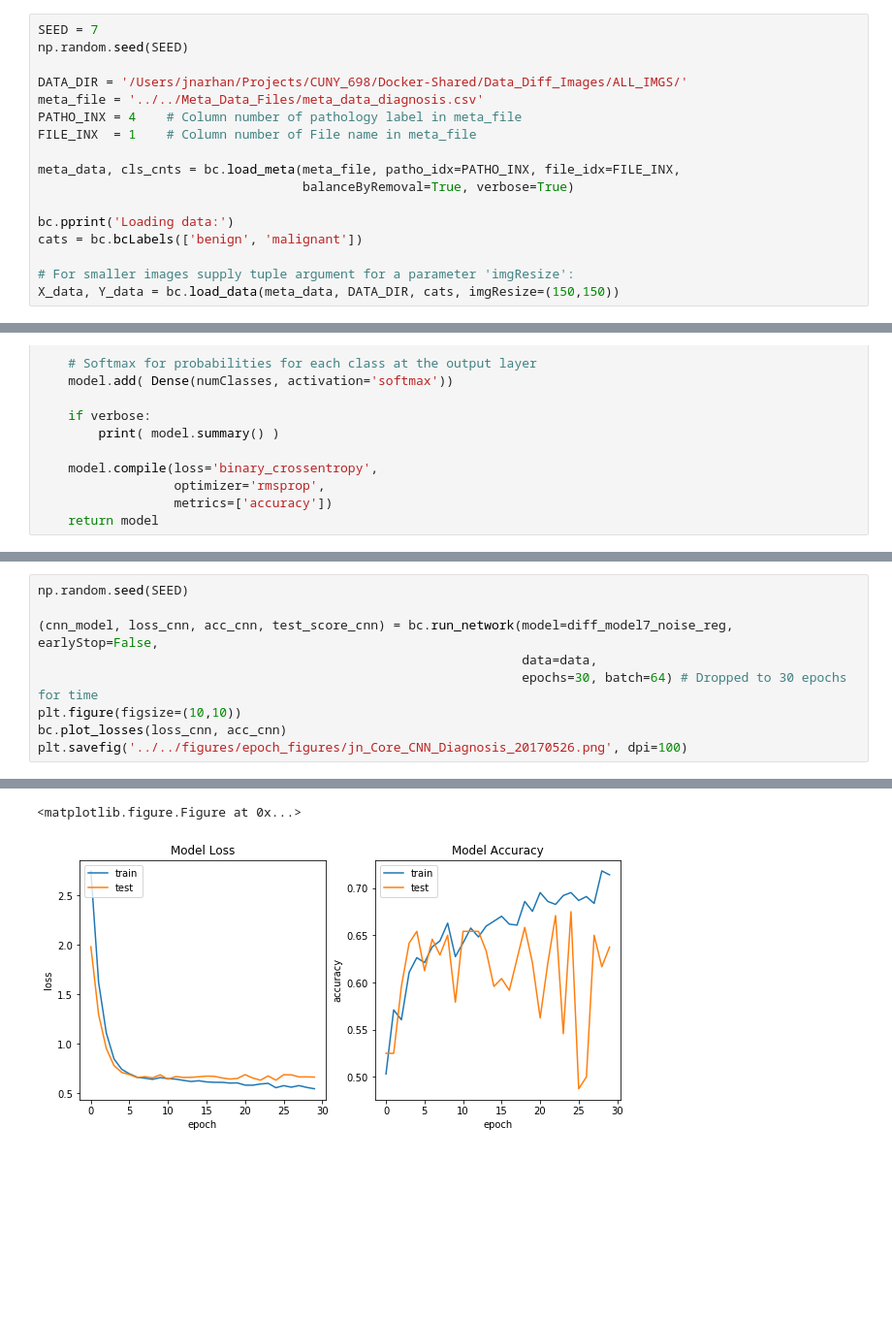
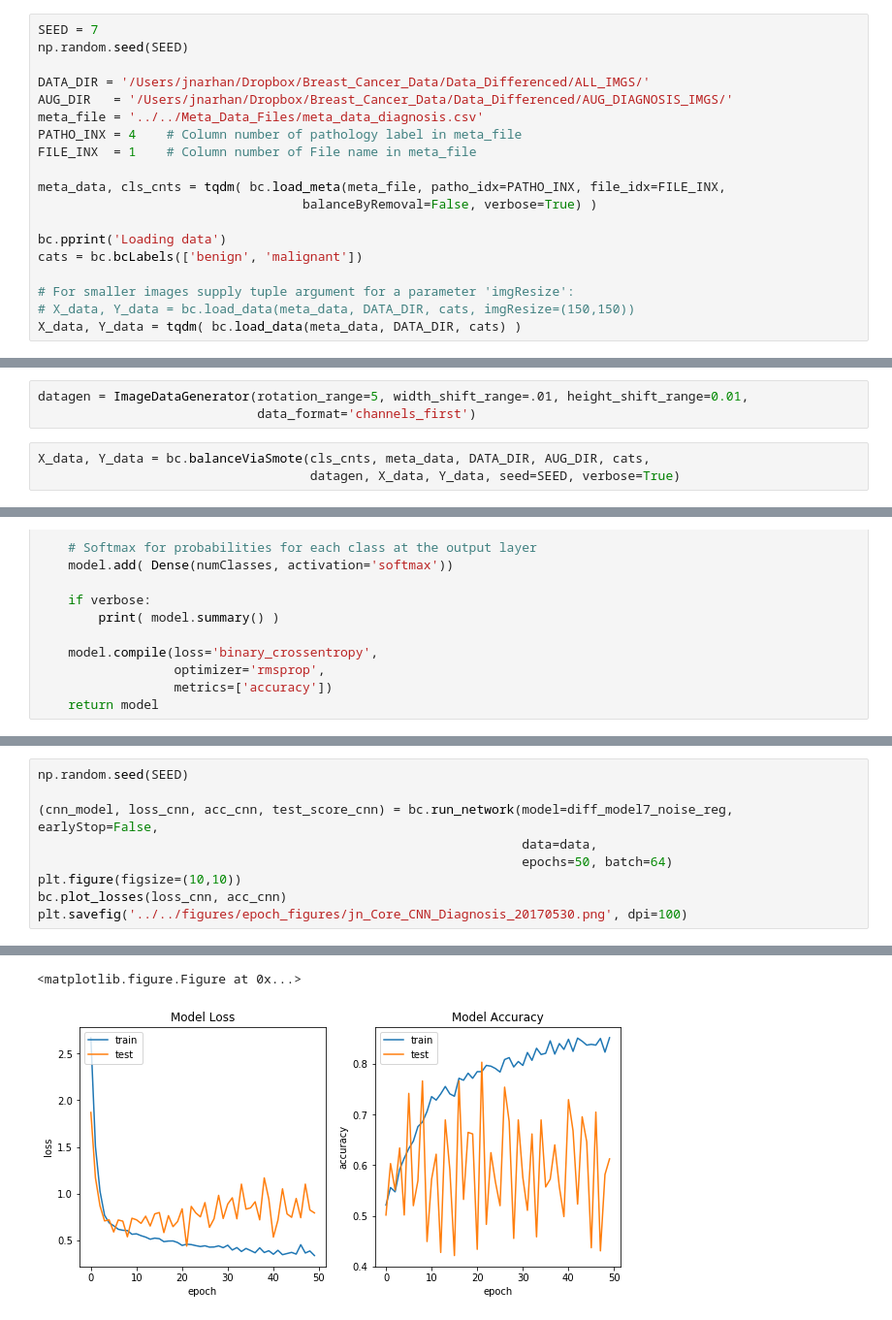
Before and after one commit to jnarhan/Breast_Cancer, a Jupyter notebook: src/models/JN_BC_Diff_ Diagnosis.ipynb, the cells around one changed output, grey strips where cells are left out. Shown at 97% size. Drawn from its saved outputs; the diff is of its cells as text; blank space fills up the shorter version.

Commit message:
Improved pre-trained CNN for detection and diagnosis

```diff
--- a/src/models/JN_BC_Diff_ Diagnosis.ipynb
+++ b/src/models/JN_BC_Diff_ Diagnosis.ipynb
@@ -63,19 +65,21 @@ Using Theano backend.
 SEED = 7
 np.random.seed(SEED)
 
-DATA_DIR = '/Users/jnarhan/Projects/CUNY_698/Docker-Shared/Data_Diff_Images/ALL_IMGS/'
+DATA_DIR = '/Users/jnarhan/Dropbox/Breast_Cancer_Data/Data_Differenced/ALL_IMGS/'
+AUG_DIR   = '/Users/jnarhan/Dropbox/Breast_Cancer_Data/Data_Differenced/AUG_DIAGNOSIS_IMGS/'
 meta_file = '../../Meta_Data_Files/meta_data_diagnosis.csv'
 PATHO_INX = 4    # Column number of pathology label in meta_file
 FILE_INX  = 1    # Column number of File name in meta_file
 
-meta_data, cls_cnts = bc.load_meta(meta_file, patho_idx=PATHO_INX, file_idx=FILE_INX,
-                                   balanceByRemoval=True, verbose=True)
+meta_data, cls_cnts = tqdm( bc.load_meta(meta_file, patho_idx=PATHO_INX, file_idx=FILE_INX,
+                                   balanceByRemoval=False, verbose=True) )
 
-bc.pprint('Loading data:')
+bc.pprint('Loading data')
 cats = bc.bcLabels(['benign', 'malignant'])
 
 # For smaller images supply tuple argument for a parameter 'imgResize':
-X_data, Y_data = bc.load_data(meta_data, DATA_DIR, cats, imgResize=(150,150))
+# X_data, Y_data = bc.load_data(meta_data, DATA_DIR, cats, imgResize=(150,150))
+X_data, Y_data = tqdm( bc.load_data(meta_data, DATA_DIR, cats) )
 # %% [output]
 ----------------
 Before Balancing
@@ -94,0 +96,6 @@ Loading data:
+# %%
+datagen = ImageDataGenerator(rotation_range=5, width_shift_range=.01, height_shift_range=0.01,
+                             data_format='channels_first')
+# %%
+X_data, Y_data = bc.balanceViaSmote(cls_cnts, meta_data, DATA_DIR, AUG_DIR, cats,
+                                    datagen, X_data, Y_data, seed=SEED, verbose=True)
@@ -477,9 +490,9 @@ np.random.seed(SEED)
 
 (cnn_model, loss_cnn, acc_cnn, test_score_cnn) = bc.run_network(model=diff_model7_noise_reg, earlyStop=False,
                                                                 data=data,
-                                                                epochs=30, batch=64) # Dropped to 30 epochs for time
+                                                                epochs=50, batch=64)
 plt.figure(figsize=(10,10))
 bc.plot_losses(loss_cnn, acc_cnn)
-plt.savefig('../../figures/epoch_figures/jn_Core_CNN_Diagnosis_20170526.png', dpi=100)
+plt.savefig('../../figures/epoch_figures/jn_Core_CNN_Diagnosis_20170530.png', dpi=100)
 # %% [output]
 Training model...
@@ -502,3 +515,3 @@ CNN Error: 36.25%
 <matplotlib.figure.Figure at 0x...>
-[figure, old version]
+[figure, new version]
 # %%
```
Also changed, not shown: parts of 21 cells of this notebook, 31 other files.
